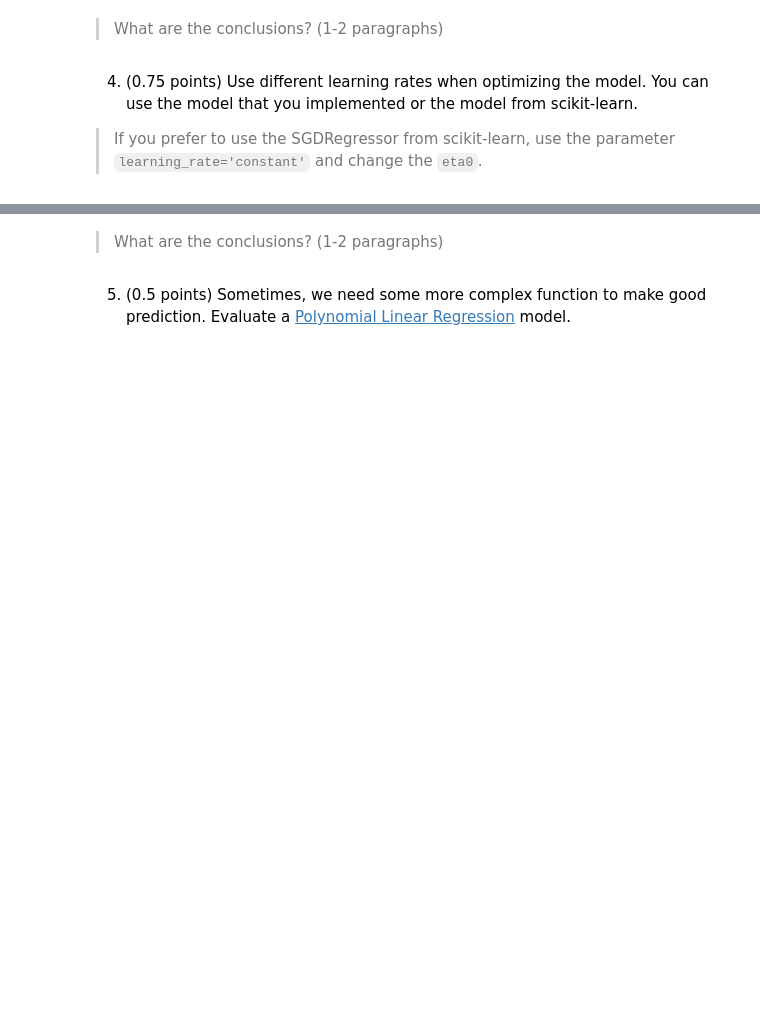
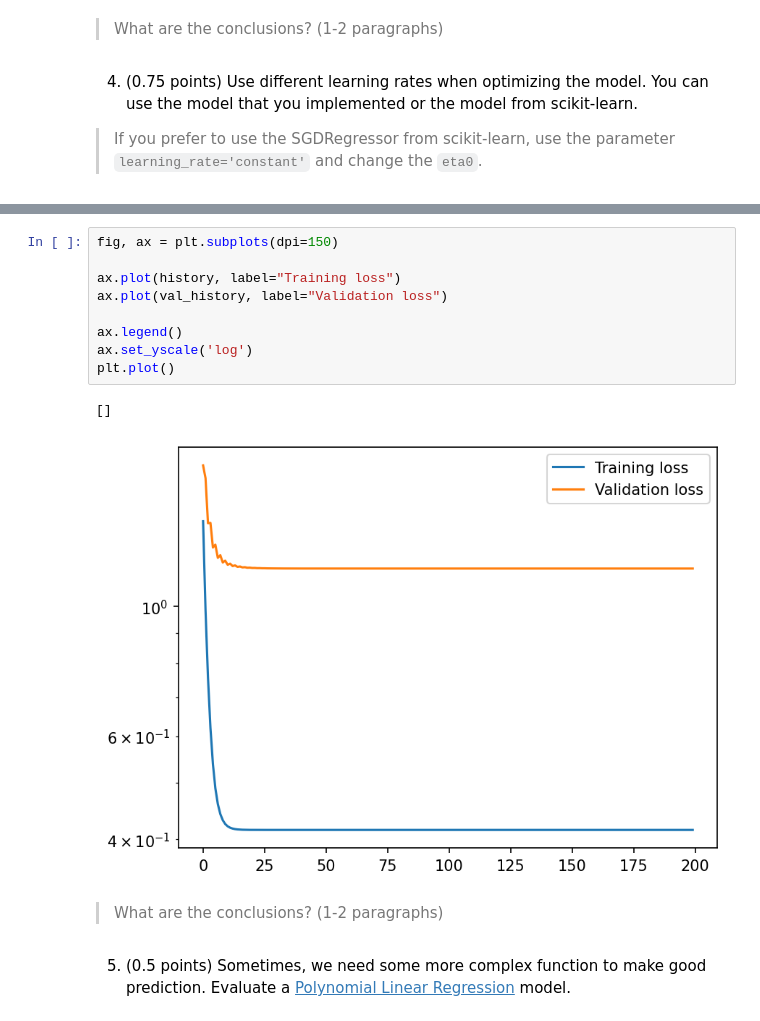
Before and after one commit to DanielGardin/MO444, a Jupyter notebook: T2_Classical_Techniques.ipynb, the cells around one changed output, grey strips where cells are left out. Saved outputs shown, nothing was run; the diff lists cells and outputs as text; blank space fills up the shorter version.

```diff
--- a/T2_Classical_Techniques.ipynb
+++ b/T2_Classical_Techniques.ipynb
@@ -583,3 +579,15 @@ Epoch 200: Training loss    0.48193
+# %%
+fig, ax = plt.subplots(dpi=150)
+
+ax.plot(history, label="Training loss")
+ax.plot(val_history, label="Validation loss")
+
+ax.legend()
+ax.set_yscale('log')
+plt.plot()
+# %% [output]
+[]
+[figure, added]
 # %% [markdown]
 > What are the conclusions? (1-2 paragraphs)
 # %% [markdown]
```
Also changed, not shown: parts of 17 cells of this notebook, 4 other files.
